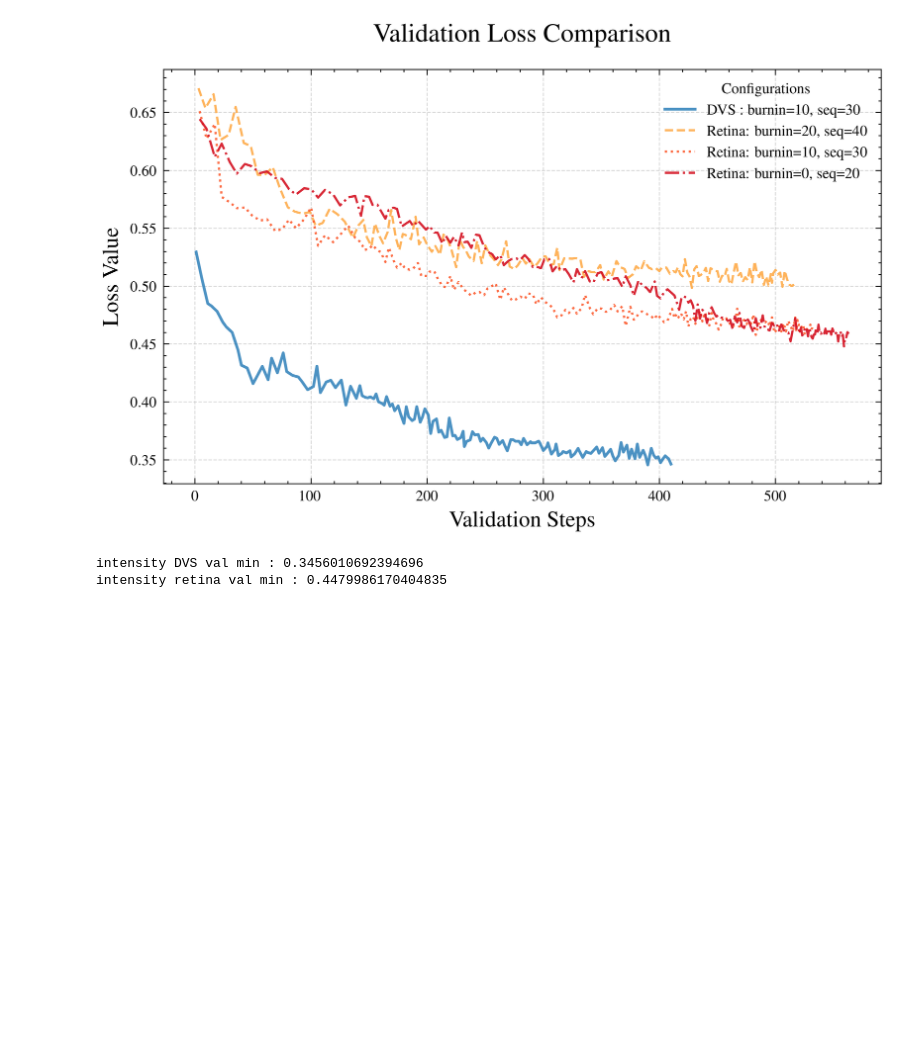
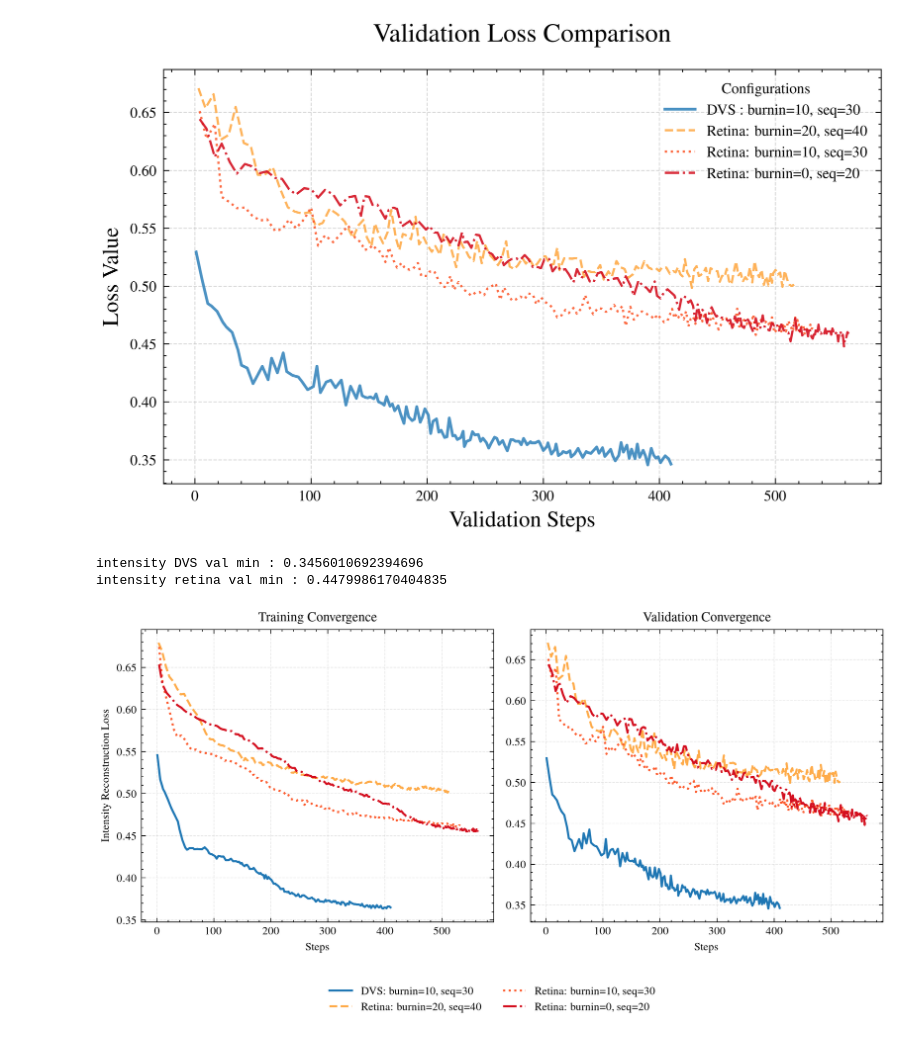
Before and after one commit to mlewandowski0/sillicon-retina, a Jupyter notebook: paper-figures/analysis_intensity.ipynb, the cells around one changed output. Drawn from its saved outputs; the diff is of its cells as text; code cells hidden in the pictures; blank space fills up the shorter version.

Commit message:
intensity curves in same fashion

```diff
--- a/paper-figures/analysis_intensity.ipynb
+++ b/paper-figures/analysis_intensity.ipynb
@@ -166,3 +166,63 @@ print("intensity retina val min :", np.min(intensity_val_csv[retina_group_val]))
 # %% [output]
 intensity DVS val min : 0.3456010692394696
 intensity retina val min : 0.4479986170404835
+# %%
+import pandas as pd
+import matplotlib.pyplot as plt
+import numpy as np
+import scienceplots
+
+# Reuse the column groupings and label names defined in earlier cells:
+#   dvs_group_train, retina_group_train, dvs_group_val, retina_group_val
+#   dvs_label_names, retina_label_names
+#   intensity_train_csv, intensity_val_csv
+
+dvs_color = '#1f77b4'
+retina_colors = plt.cm.YlOrRd(np.linspace(0.4, 0.8, len(retina_group_train)))
+
+plt.style.use(['science', 'ieee'])
+fig, (ax1, ax2) = plt.subplots(1, 2, figsize=(8, 4), dpi=300)
+
+# Plot Training Curves
+for col in dvs_group_train:
+    data = intensity_train_csv[col].dropna()
+    ax1.plot(data.index, data, label=f"DVS: {dvs_label_names[0]}",
+             color=dvs_color, linewidth=1.5)
+
+for i, col in enumerate(retina_group_train):
+    data = intensity_train_csv[col].dropna()
+    ax1.plot(data.index, data, label=f"Retina: {retina_label_names[i]}",
+             color=retina_colors[i], linewidth=1.5)
+
+# Plot Validation Curves
+for col in dvs_group_val:
+    data = intensity_val_csv[col].dropna()
+    ax2.plot(data.index, data, label=f"DVS: {dvs_label_names[0]}",
+             color=dvs_color, linewidth=1.5)
+
+for i, col in enumerate(retina_group_val):
+    data = intensity_val_csv[col].dropna()
+    ax2.plot(data.index, data, label=f"Retina: {retina_label_names[i]}",
+             color=retina_colors[i], linewidth=1.5)
+
+# Formatting
+ax1.set_title('Training Convergence')
+ax1.set_xlabel('Steps')
+ax1.set_ylabel('Intensity Reconstruction Loss')
+ax1.grid(True, linestyle='--', alpha=0.3)
+
+ax2.set_title('Validation Convergence')
+ax2.set_xlabel('Steps')
+ax2.grid(True, linestyle='--', alpha=0.3)
+
+# Shared legend placed below the figure
+lines, labels = ax1.get_legend_handles_labels()
+fig.legend(lines, labels, loc='lower center', ncol=2,
+           bbox_to_anchor=(0.5, -0.05), fontsize=8)
+
+plt.tight_layout()
+plt.subplots_adjust(bottom=0.2)
+plt.savefig('intensity_convergence_curves.png', bbox_inches='tight')
+plt.show()
+# %% [output]
+[figure, added]
```
Also changed, not shown: parts of 3 cells of this notebook, 1 other file.
